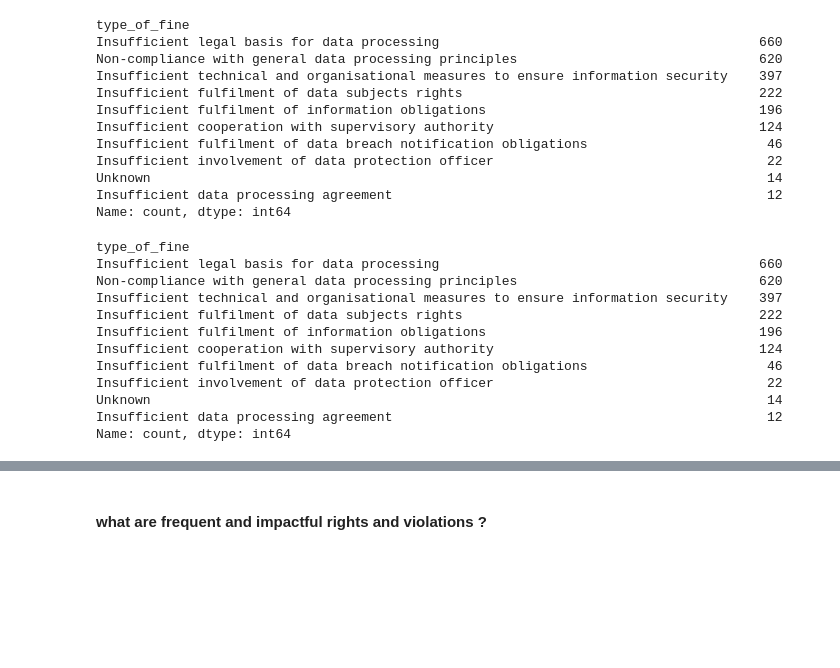
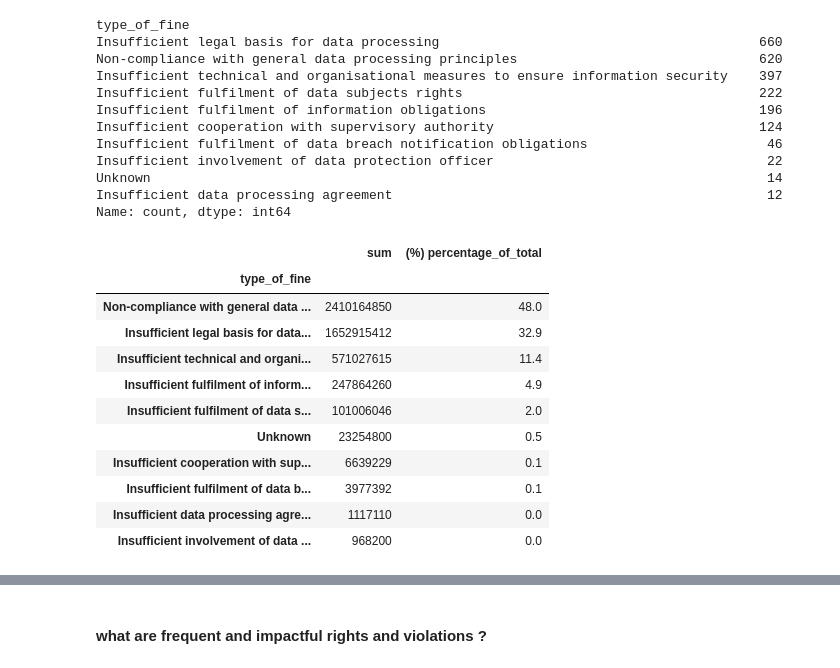
Before and after one commit to berstearns/garbage_collector, a Jupyter notebook: CCT/strategic-thinking/CA2/CA2.ipynb, the cells around one changed output, grey strips where cells are left out. Saved outputs shown, nothing was run; the diff lists cells and outputs as text; code cells hidden in the pictures; blank space fills up the shorter version.

```diff
--- a/CCT/strategic-thinking/CA2/CA2.ipynb
+++ b/CCT/strategic-thinking/CA2/CA2.ipynb
@@ -427,18 +430,23 @@ Insufficient involvement of data protection officer
 Unknown                                                                               14
 Insufficient data processing agreement                                                12
 Name: count, dtype: int64
-# %%
-cleaned_df["type_of_fine"].value_counts()
-# %% [output]
-type_of_fine
-Insufficient legal basis for data processing                                         660
-Non-compliance with general data processing principles                               620
-Insufficient technical and organisational measures to ensure information security    397
-Insufficient fulfilment of data subjects rights                                      222
-Insufficient fulfilment of information obligations                                   196
-Insufficient cooperation with supervisory authority                                  124
-Insufficient fulfilment of data breach notification obligations                       46
-Insufficient involvement of data protection officer                                   22
-Unknown                                                                               14
-Insufficient data processing agreement                                                12
-Name: count, dtype: int64
+# %%
+group_by_type_of_fine = cleaned_df.groupby(by="type_of_fine")["fine_amount"].agg(["sum"])
+group_by_type_of_fine = group_by_type_of_fine.sort_values(by="sum", ascending=False)
+total_sum = group_by_type_of_fine['sum'].sum()
+group_by_type_of_fine['(%) percentage_of_total'] = round((group_by_type_of_fine['sum'] / total_sum) * 100,1)
+
+display(HTML(group_by_type_of_fine.to_html()))
+# %% [output]
+|  | sum | (%) percentage_of_total |
+| type_of_fine |  |  |
+| Non-compliance with general data ... | 2410164850 | 48.0 |
+| Insufficient legal basis for data... | 1652915412 | 32.9 |
+| Insufficient technical and organi... | 571027615 | 11.4 |
+| Insufficient fulfilment of inform... | 247864260 | 4.9 |
+| Insufficient fulfilment of data s... | 101006046 | 2.0 |
+| Unknown | 23254800 | 0.5 |
+| Insufficient cooperation with sup... | 6639229 | 0.1 |
+| Insufficient fulfilment of data b... | 3977392 | 0.1 |
+| Insufficient data processing agre... | 1117110 | 0.0 |
+| Insufficient involvement of data ... | 968200 | 0.0 |
```
Also changed, not shown: parts of 11 cells of this notebook, 11 other files.
